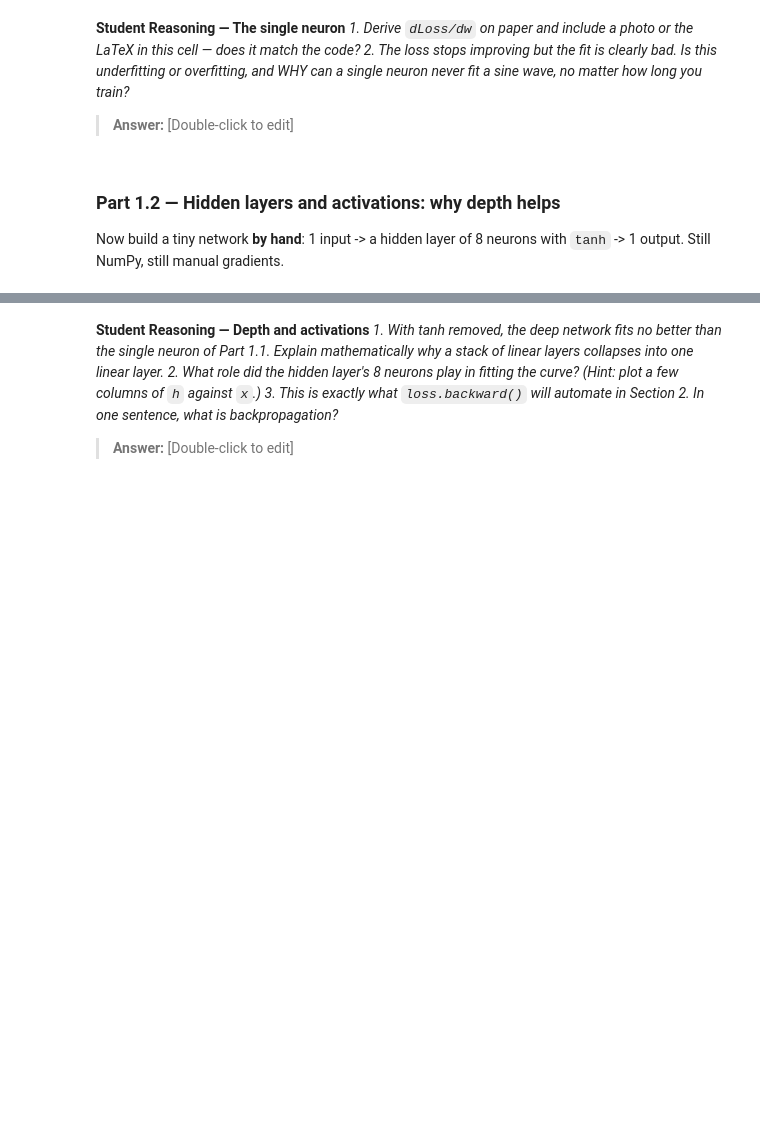
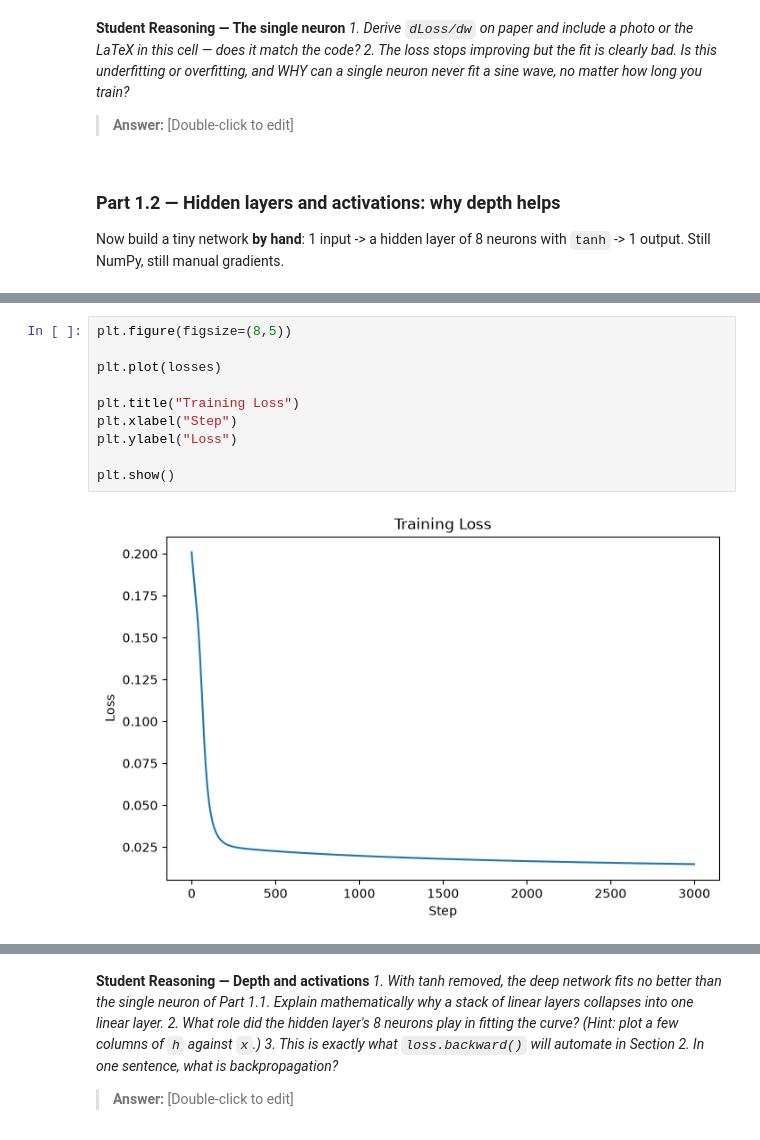
Before and after one commit to kgyamebi/lab-3, a Jupyter notebook: Lab_3.ipynb, the cells around one changed output, grey strips where cells are left out. Drawn from its saved outputs; the diff is of its cells as text; blank space fills up the shorter version.

```diff
--- a/Lab_3.ipynb
+++ b/Lab_3.ipynb
@@ -194,0 +224,12 @@ Now build a tiny network **by hand**: 1 input -> a hidden layer of 8 neurons wit
+# %%
+plt.figure(figsize=(8,5))
+
+plt.plot(losses)
+
+plt.title("Training Loss")
+plt.xlabel("Step")
+plt.ylabel("Loss")
+
+plt.show()
+# %% [output]
+[figure, added]
```
Also changed, not shown: parts of 5 cells of this notebook.
